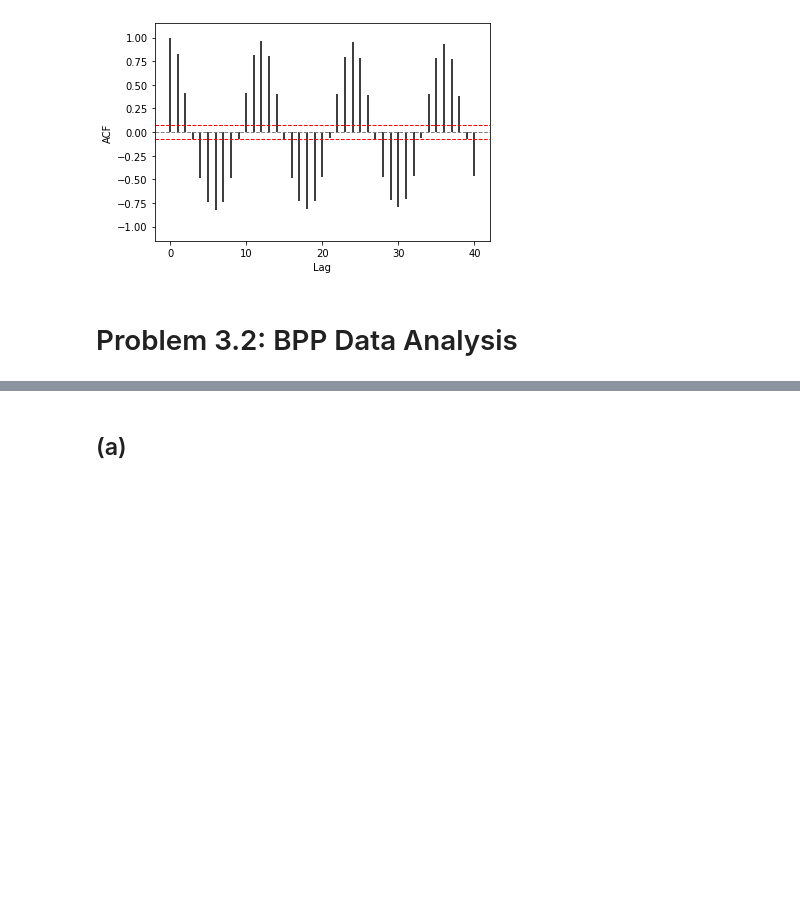
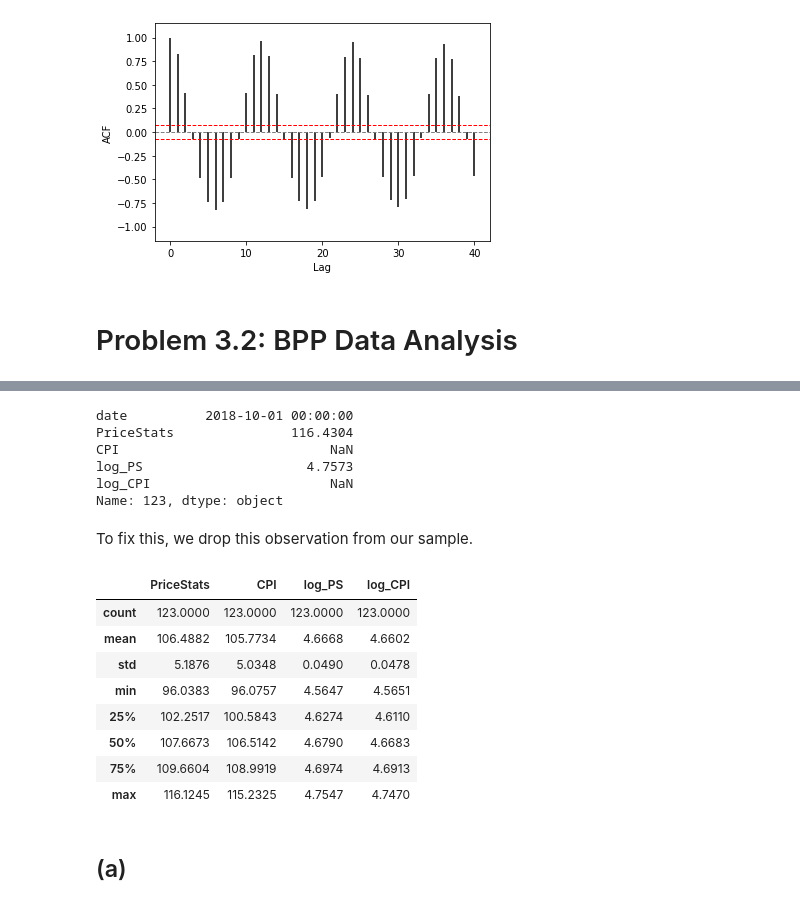
Before and after one commit to pipeton8/6.439-stats-comp-applications, a Jupyter notebook: Assignments/3 - Economics/6.439 - Problem Set 3.ipynb, the cells around one changed output, grey strips where cells are left out. Saved outputs shown, nothing was run; the diff lists cells and outputs as text; code cells hidden in the pictures; blank space fills up the shorter version.

```diff
--- a/Assignments/3 - Economics/6.439 - Problem Set 3.ipynb
+++ b/Assignments/3 - Economics/6.439 - Problem Set 3.ipynb
@@ -813,3 +866,27 @@ fig.show()
+# %%
+cpi_data.iloc[-1,:]
+# %% [output]
+date          2018-10-01 00:00:00
+PriceStats               116.4304
+CPI                           NaN
+log_PS                     4.7573
+log_CPI                       NaN
+Name: 123, dtype: object
+# %% [markdown]
+To fix this, we drop this observation from our sample.
+# %%
+cpi_data = cpi_data.iloc[:-1,:]
+cpi_data.describe()
+# %% [output]
+|  | PriceStats | CPI | log_PS | log_CPI |
+| count | 123.0000 | 123.0000 | 123.0000 | 123.0000 |
+| mean | 106.4882 | 105.7734 | 4.6668 | 4.6602 |
+| std | 5.1876 | 5.0348 | 0.0490 | 0.0478 |
+| min | 96.0383 | 96.0757 | 4.5647 | 4.5651 |
+| 25% | 102.2517 | 100.5843 | 4.6274 | 4.6110 |
+| 50% | 107.6673 | 106.5142 | 4.6790 | 4.6683 |
+| 75% | 109.6604 | 108.9919 | 4.6974 | 4.6913 |
+| max | 116.1245 | 115.2325 | 4.7547 | 4.7470 |
 # %% [markdown]
 ## (a)
 # %% [markdown]
```
Also changed, not shown: parts of 5 cells of this notebook.
